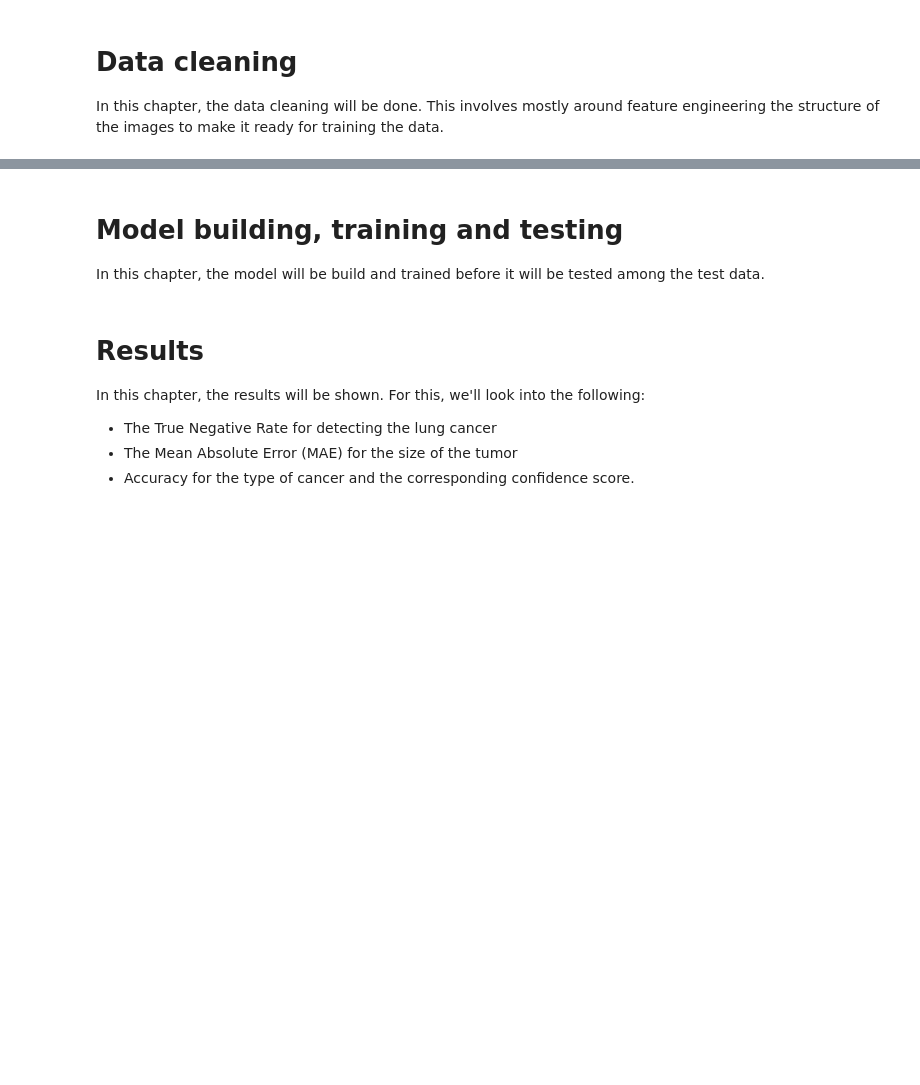
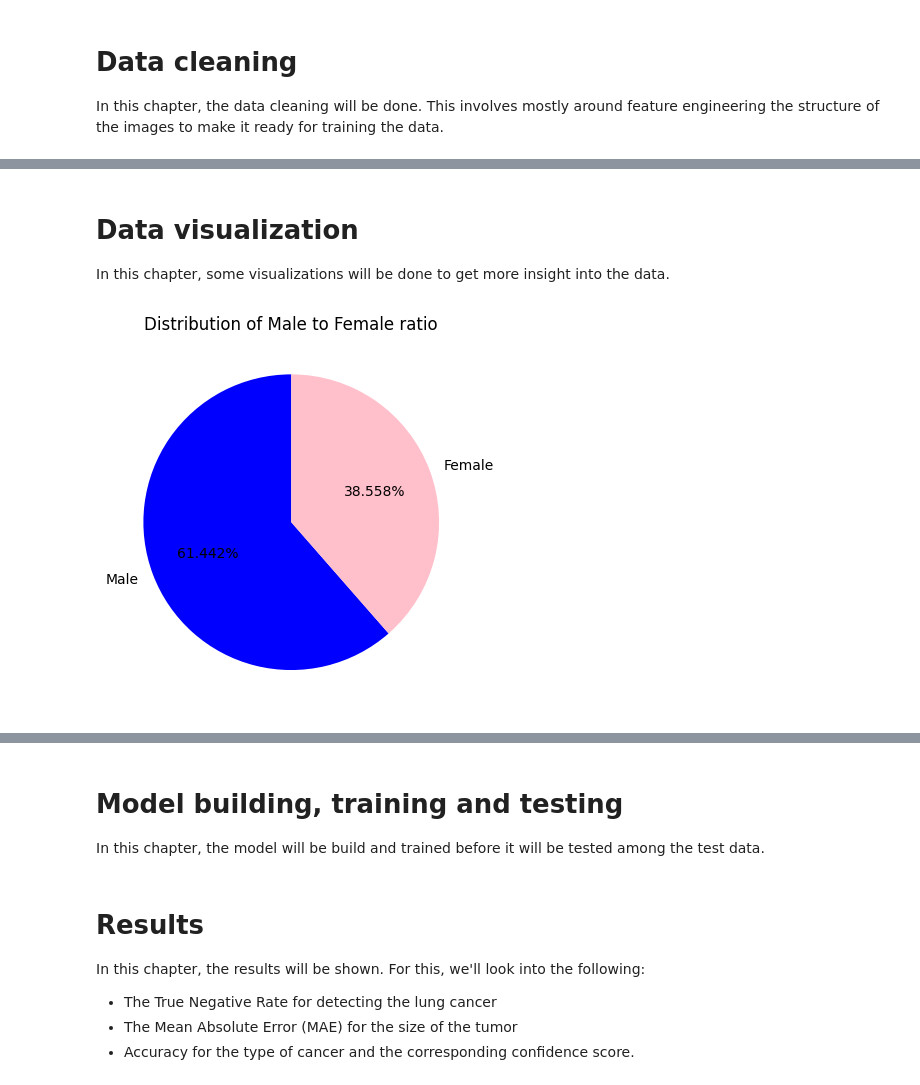
Before and after one commit to arondejong99/final-project-elu, a Jupyter notebook: final-project.ipynb, the cells around one changed output, grey strips where cells are left out. Saved outputs shown, nothing was run; the diff lists cells and outputs as text; code cells hidden in the pictures; blank space fills up the shorter version.

Commit message:
Imported normal lungs
Started with data cleaning visualization

```diff
--- a/final-project.ipynb
+++ b/final-project.ipynb
@@ -49,7 +53,7 @@ data = [patient_id, sop_instance_uid, pixels, age, sex, cancer_type]
 
 df = pd.DataFrame()
 
-for colName, values in zip(colNames, data):
+for colName, values in tqdm(zip(colNames, data)):
     df[colName] = values
 
 display(df.head())
@@ -82,0 +130,16 @@ print(min(df.PatientAge))
+# %%
+# Clean up the patientAge column
+df['PatientAge'] = [int(x[0:-1]) for x in df.PatientAge]
+# %%
+# Remap PatientSex and CancerType
+cols = ['PatientSex', 'CancerType']
+
+dict_sex = {"M": "Male", "F": "Female"}
+dict_cancer_type = {'A': "Adenocarcinoma", 'B': "Small Cell Carcinoma", 'E': "Large Cell Carcinoma", "G": "Squamous Cell Carcinoma"}
+
+df = df.replace({cols[0]: dict_sex, cols[1]: dict_cancer_type})
+
+# Turn PatientSex and CancerType into categorical columns
+df[cols] = df[cols].astype('category')
+
+df.info()
@@ -82,0 +169,21 @@ print(min(df.PatientAge))
+# %% [markdown]
+# Data visualization
+In this chapter, some visualizations will be done to get more insight into the data.
+# %%
+# Create function that shows the distribution between a set of columns
+def distributionPlot(x, colors, labels, title):
+    x = x.value_counts(normalize = True)
+
+    plt.pie(x = x, colors = colors, labels = x.index, autopct = "%0.3f%%", startangle = 90)
+    plt.title(title)
+    plt.show()
+# %%
+# Check the distirbution of Male to Female patients
+# Set up parameters
+colors = ['blue', 'pink']
+labels = ["Male", "Female"]
+title = "Distribution of Male to Female ratio"
+
+distributionPlot(df.PatientSex, colors, labels, title)
+# %% [output]
+[figure, added]
```
Also changed, not shown: parts of 13 cells of this notebook.
